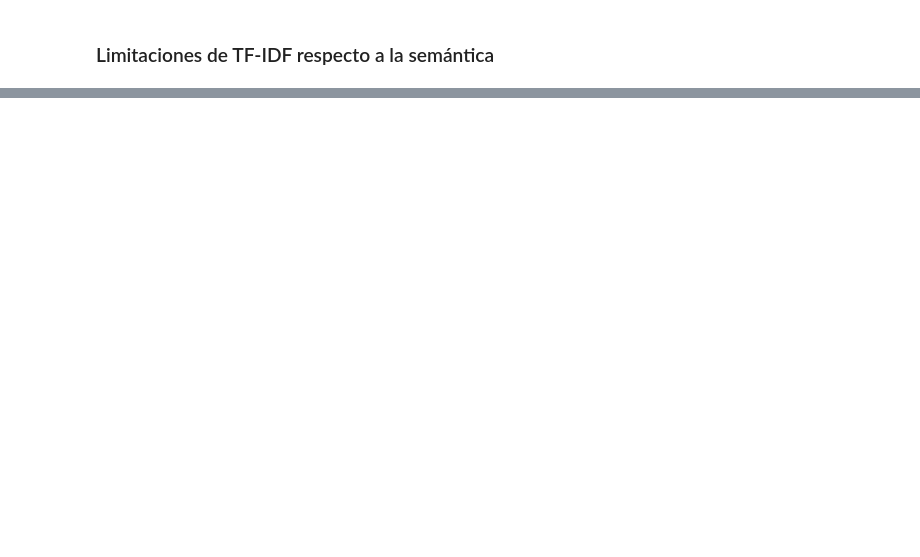
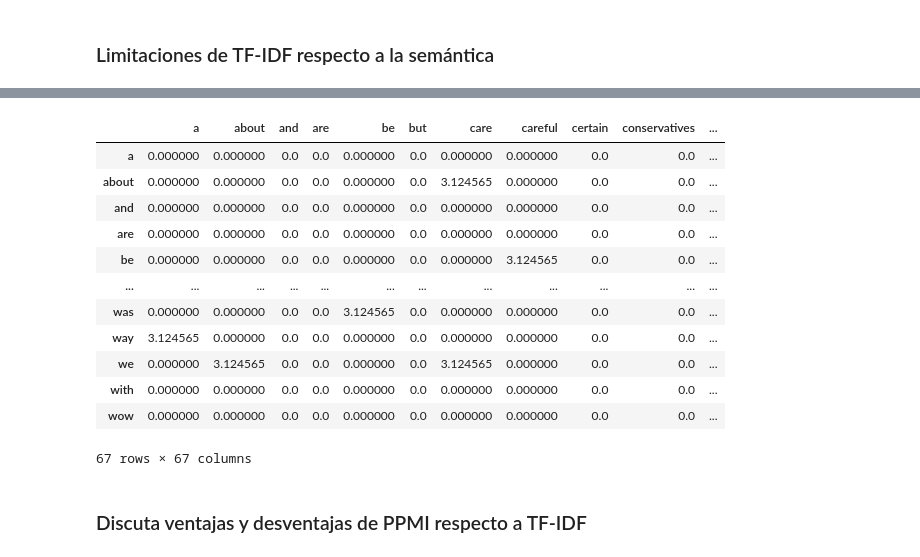
Before and after one commit to TheKiesling/text-vector-representations, a Jupyter notebook: text-vector-representations.ipynb, the cells around one changed output, grey strips where cells are left out. Drawn from its saved outputs; the diff is of its cells as text; code cells hidden in the pictures; blank space fills up the shorter version.

```diff
--- a/text-vector-representations.ipynb
+++ b/text-vector-representations.ipynb
@@ -212,0 +269,34 @@ Palabras como `the` aparecen en los tops porque, aunque muy frecuentes en genera
+# %%
+def pmi(df, positive=True):
+    col_totals = df.sum(axis=0)
+    total = col_totals.sum()
+    row_totals = df.sum(axis=1)
+    expected = np.outer(row_totals, col_totals) / total
+    df = df / expected
+    # Silence distracting warnings about log(0):
+    with np.errstate(divide='ignore'):
+        df = np.log(df)
+    df[np.isinf(df)] = 0.0  # log(0) = 0
+    if positive:
+        df[df < 0] = 0.0
+    return df
+# %%
+ppmi = pmi(co_occurrence_matrix)
+# %%
+ppmi
+# %% [output]
+|  | a | about | and | are | be | but | care | careful | certain | conservatives | ... |
+| a | 0.000000 | 0.000000 | 0.0 | 0.0 | 0.000000 | 0.0 | 0.000000 | 0.000000 | 0.0 | 0.0 | ... |
+| about | 0.000000 | 0.000000 | 0.0 | 0.0 | 0.000000 | 0.0 | 3.124565 | 0.000000 | 0.0 | 0.0 | ... |
+| and | 0.000000 | 0.000000 | 0.0 | 0.0 | 0.000000 | 0.0 | 0.000000 | 0.000000 | 0.0 | 0.0 | ... |
+| are | 0.000000 | 0.000000 | 0.0 | 0.0 | 0.000000 | 0.0 | 0.000000 | 0.000000 | 0.0 | 0.0 | ... |
+| be | 0.000000 | 0.000000 | 0.0 | 0.0 | 0.000000 | 0.0 | 0.000000 | 3.124565 | 0.0 | 0.0 | ... |
+| ... | ... | ... | ... | ... | ... | ... | ... | ... | ... | ... | ... |
+| was | 0.000000 | 0.000000 | 0.0 | 0.0 | 3.124565 | 0.0 | 0.000000 | 0.000000 | 0.0 | 0.0 | ... |
+| way | 3.124565 | 0.000000 | 0.0 | 0.0 | 0.000000 | 0.0 | 0.000000 | 0.000000 | 0.0 | 0.0 | ... |
+| we | 0.000000 | 3.124565 | 0.0 | 0.0 | 0.000000 | 0.0 | 3.124565 | 0.000000 | 0.0 | 0.0 | ... |
+| with | 0.000000 | 0.000000 | 0.0 | 0.0 | 0.000000 | 0.0 | 0.000000 | 0.000000 | 0.0 | 0.0 | ... |
+| wow | 0.000000 | 0.000000 | 0.0 | 0.0 | 0.000000 | 0.0 | 0.000000 | 0.000000 | 0.0 | 0.0 | ... |
+67 rows × 67 columns
+# %% [markdown]
+### Discuta ventajas y desventajas de PPMI respecto a TF-IDF
```
Also changed, not shown: parts of 15 cells of this notebook.
